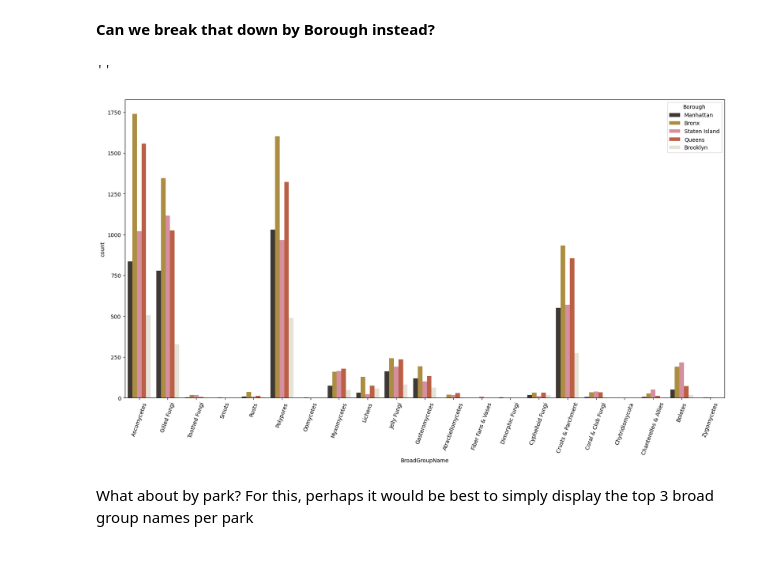
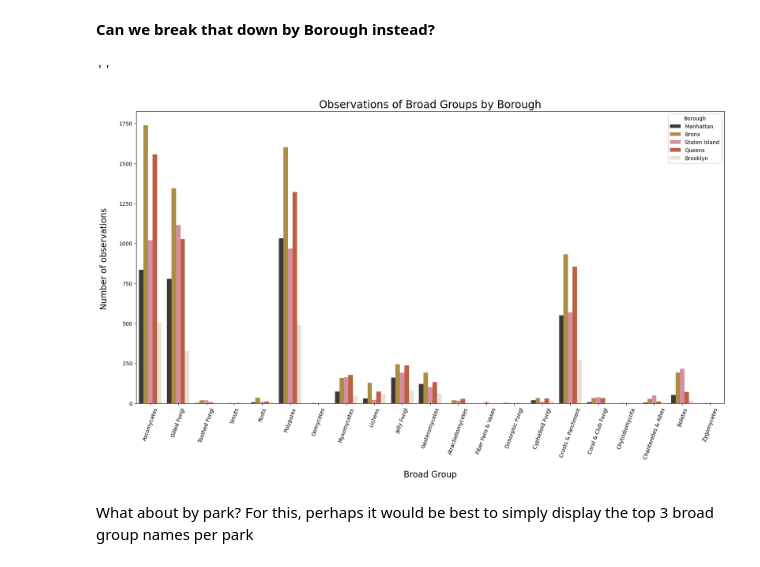
Before and after one commit to newyorkmyc/walks-list, a Jupyter notebook: common_fungi.ipynb, the cells around one changed output. Cells and saved outputs as stored; diff of their text form; code cells hidden in the pictures.

Commit message:
Adjust labels, add cmap to maps

```diff
--- a/common_fungi.ipynb
+++ b/common_fungi.ipynb
@@ -296,15 +296,18 @@ plt.savefig('./img/broad_groups_observations_counts.png', bbox_inches='tight', t
 # %%
 fig, ax = plt.subplots(figsize=(20,10))
 sns.countplot(observations, x="BroadGroupName", hue="Borough",
               order=group_counts['BroadGroupName'].value_counts().index,
               palette=COLORS
              )
+ax.set_title('Observations of Broad Groups by Borough', size=20)
+ax.set_ylabel('Number of observations ', fontsize=16, labelpad=20)
+ax.set_xlabel('Broad Group', fontsize=16, labelpad=20)
 plt.xticks(rotation=70)
 plt.savefig('./img/groups_boroughs_counts.png', bbox_inches='tight', transparent=True)
 ;
 # %% [output]
 ''
-[figure, old version]
+[figure, new version]
 # %% [markdown]
 What about by park? For this, perhaps it would be best to simply display the top 3 broad group names per park
 # %%
```
Also changed, not shown: parts of 1 cell of this notebook, 5 other files.
